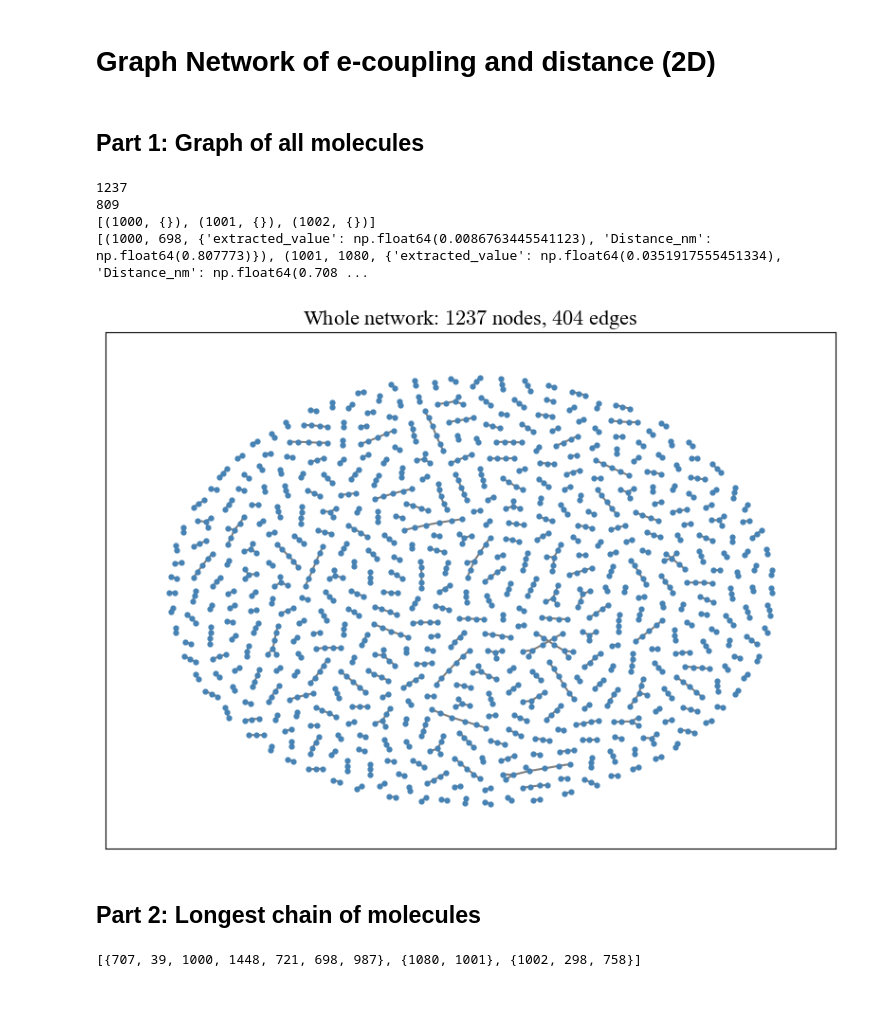
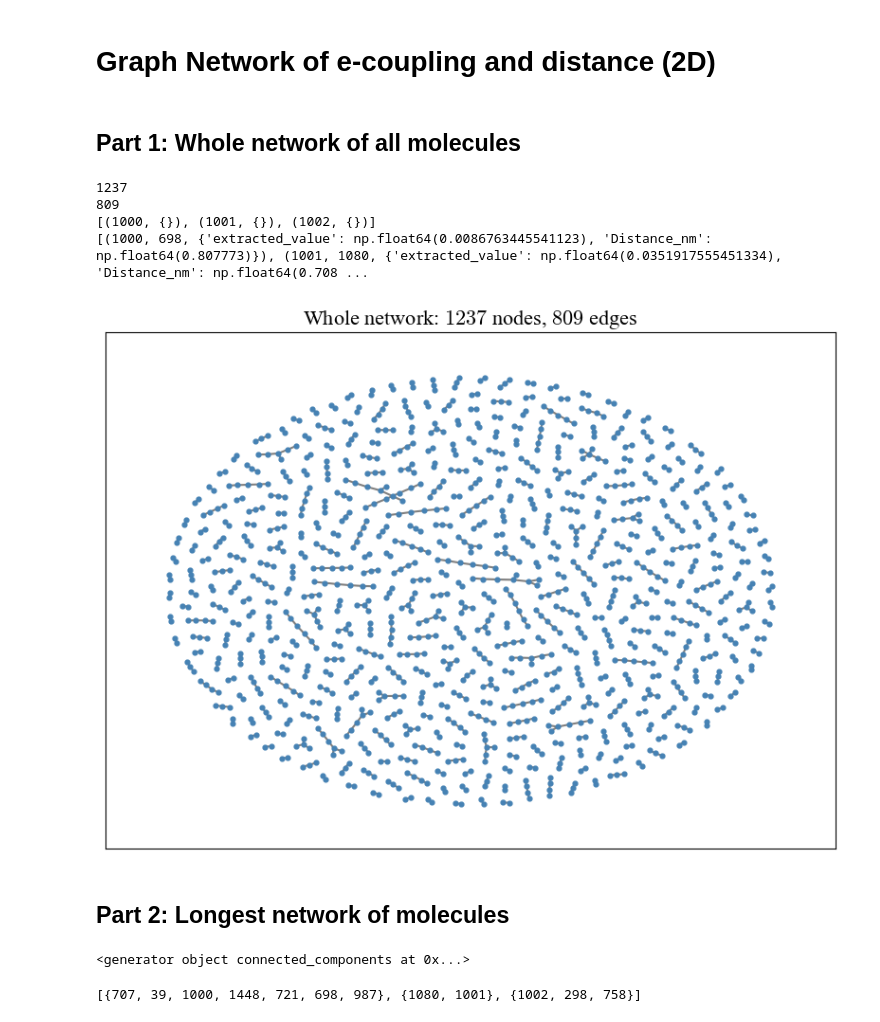
Before and after one commit to QMathsdude/kmc-charge-transport-organic-semiconductor, a Jupyter notebook: notebooks/01_graph_network_of_e-coupling_2D.ipynb, the cells around one changed output. Saved outputs shown, nothing was run; the diff lists cells and outputs as text; code cells hidden in the pictures.

Commit message:
Bug fix .ipynb, created images & code folder in reports directory

```diff
--- a/notebooks/01_graph_network_of_e-coupling_2D.ipynb
+++ b/notebooks/01_graph_network_of_e-coupling_2D.ipynb
@@ -1,7 +1,7 @@
 # %% [markdown]
 # Graph Network of e-coupling and distance (2D)
 # %% [markdown]
-## Part 1: Graph of all molecules
+## Part 1: Whole network of all molecules
 # %%
 import matplotlib.pyplot as plt
 import networkx as nx
@@ -35,28 +41,33 @@ print(list(G.edges(data=True))[:3]) # Edge data
 # %%
 # Plot customization
 plt.rcParams['text.usetex'] = False
 plt.rcParams['font.family'] = 'Times New Roman'
 plt.rcParams['mathtext.fontset'] = 'cm'
 plt.rcParams['figure.dpi'] = 100
 
 # Visualize the graph
 fig, ax = plt.subplots(figsize=(8, 6))
-ax.set_title(f"Whole network: ${len(G.nodes)}$ nodes, ${int(len(G.edges) / 2)}$ edges", fontsize=16)
+ax.set_title(f"Whole network: ${len(G.nodes)}$ nodes, ${len(G.edges)}$ edges", fontsize=16)
 nx.draw_networkx(
     G,
     with_labels=False,
     font_weight="bold",
     node_size=12,
     width=1.5,
     node_color="steelblue",
     edge_color="gray",
 )
 plt.tight_layout()
+plt.savefig("../reports/images/01_graph_network_of_e-coupling_2D.png", dpi=300)
 plt.show()
 # %% [output]
-[figure, old version]
+[figure, new version]
 # %% [markdown]
-## Part 2: Longest chain of molecules
+## Part 2: Longest network of molecules
+# %%
+print(nx.connected_components(G))
+# %% [output]
+<generator object connected_components at 0x...>
 # %%
 # Use connected_components to find all disjoint subgraphs
 mol_i_longest_chain = list(max(nx.connected_components(G), key=len))
```
Also changed, not shown: parts of 4 cells of this notebook, 7 other files.
